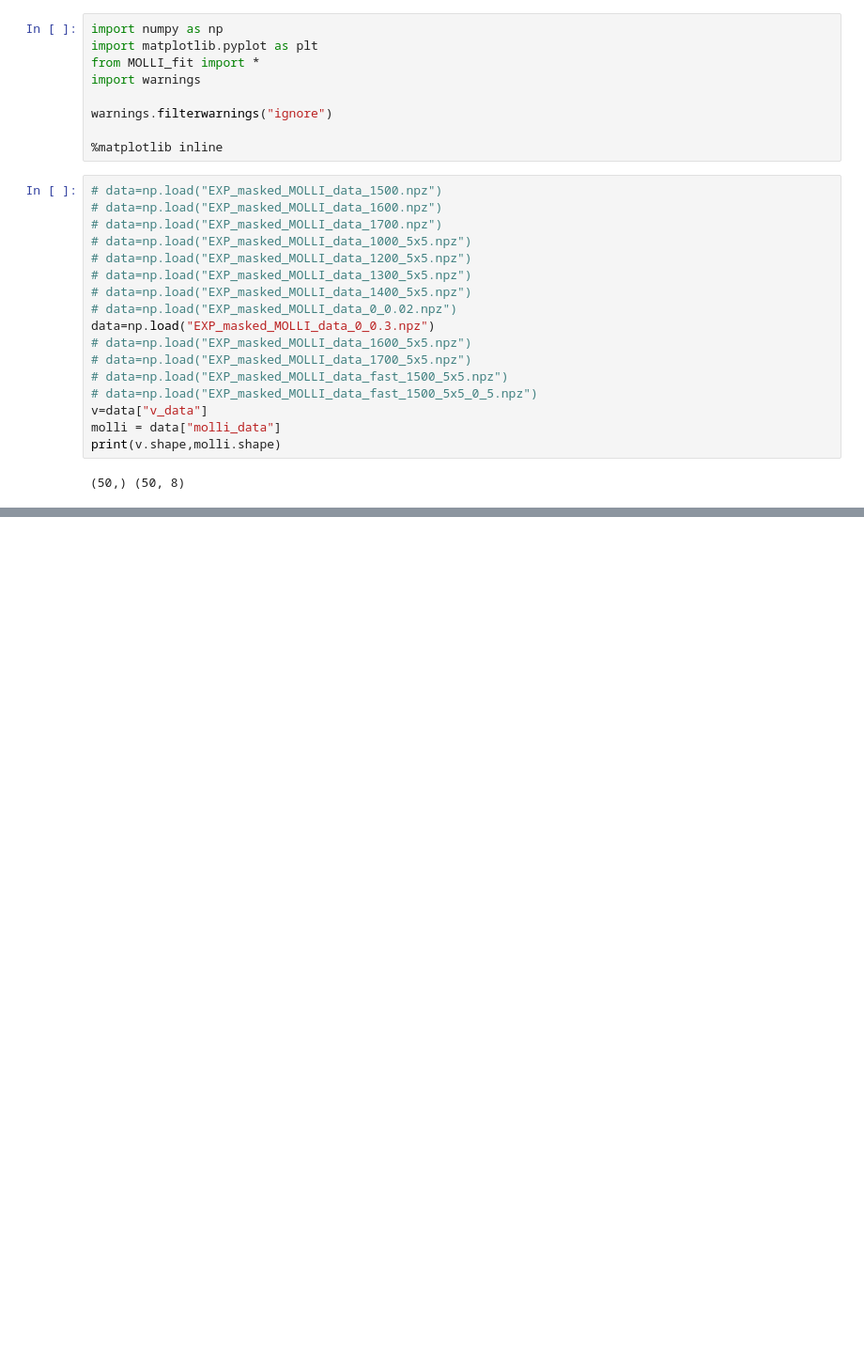
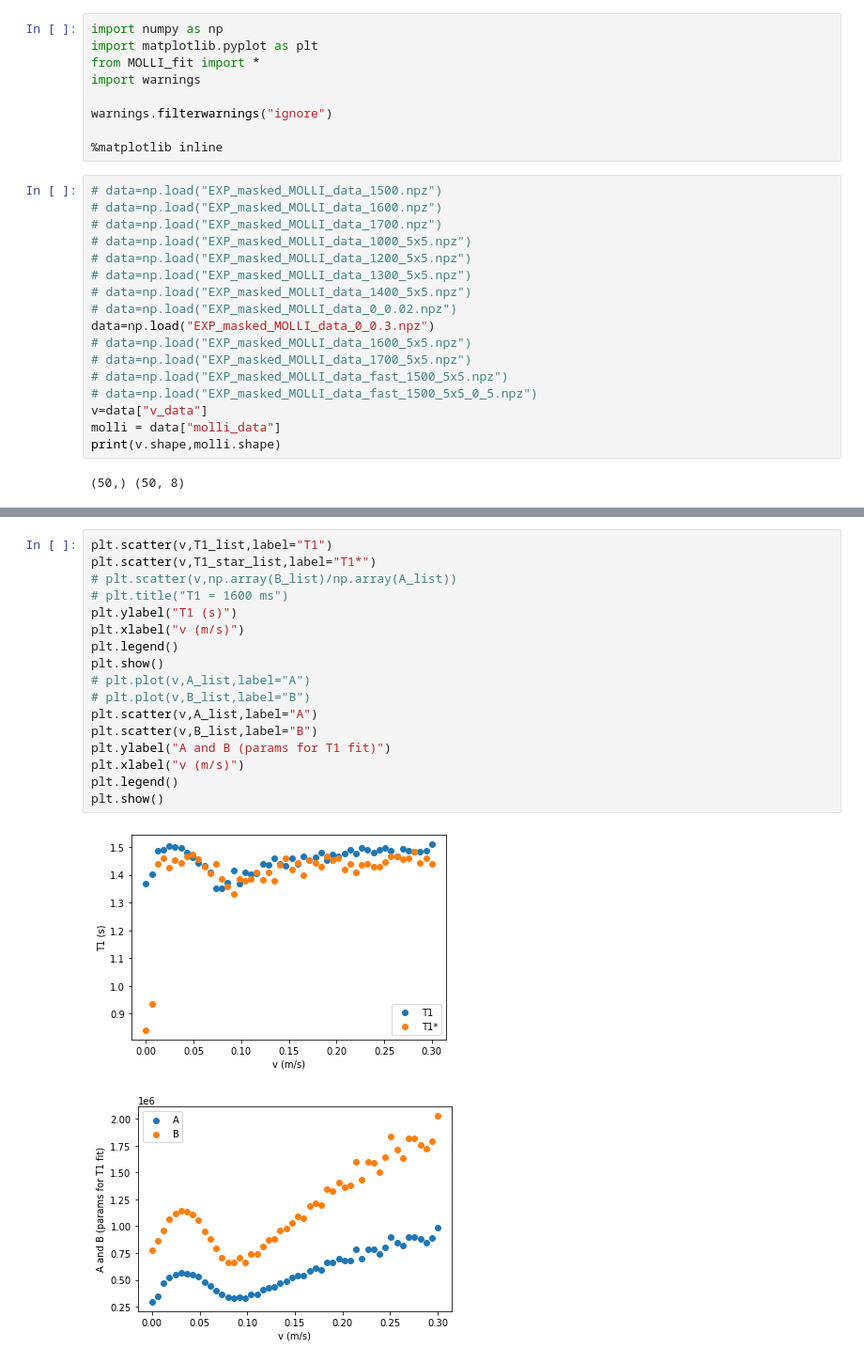
Before and after one commit to bughht/Flow-Bloch-T1-mapping-cpp, a Jupyter notebook: python/data_processing_slow.ipynb, the cells around one changed output, grey strips where cells are left out. Shown at 94% size. Saved outputs shown, nothing was run; the diff lists cells and outputs as text; blank space fills up the shorter version.

```diff
--- a/python/data_processing_slow.ipynb
+++ b/python/data_processing_slow.ipynb
@@ -48,3 +48,23 @@ plt.show()
 # T1_list
 # %% [output]
 [figure]
+# %%
+plt.scatter(v,T1_list,label="T1")
+plt.scatter(v,T1_star_list,label="T1*")
+# plt.scatter(v,np.array(B_list)/np.array(A_list))
+# plt.title("T1 = 1600 ms")
+plt.ylabel("T1 (s)")
+plt.xlabel("v (m/s)")
+plt.legend()
+plt.show()
+# plt.plot(v,A_list,label="A")
+# plt.plot(v,B_list,label="B")
+plt.scatter(v,A_list,label="A")
+plt.scatter(v,B_list,label="B")
+plt.ylabel("A and B (params for T1 fit)")
+plt.xlabel("v (m/s)")
+plt.legend()
+plt.show()
+# %% [output]
+[figure, added]
+[figure, added]
```
Also changed, not shown: parts of 2 cells of this notebook, 11 other files.
